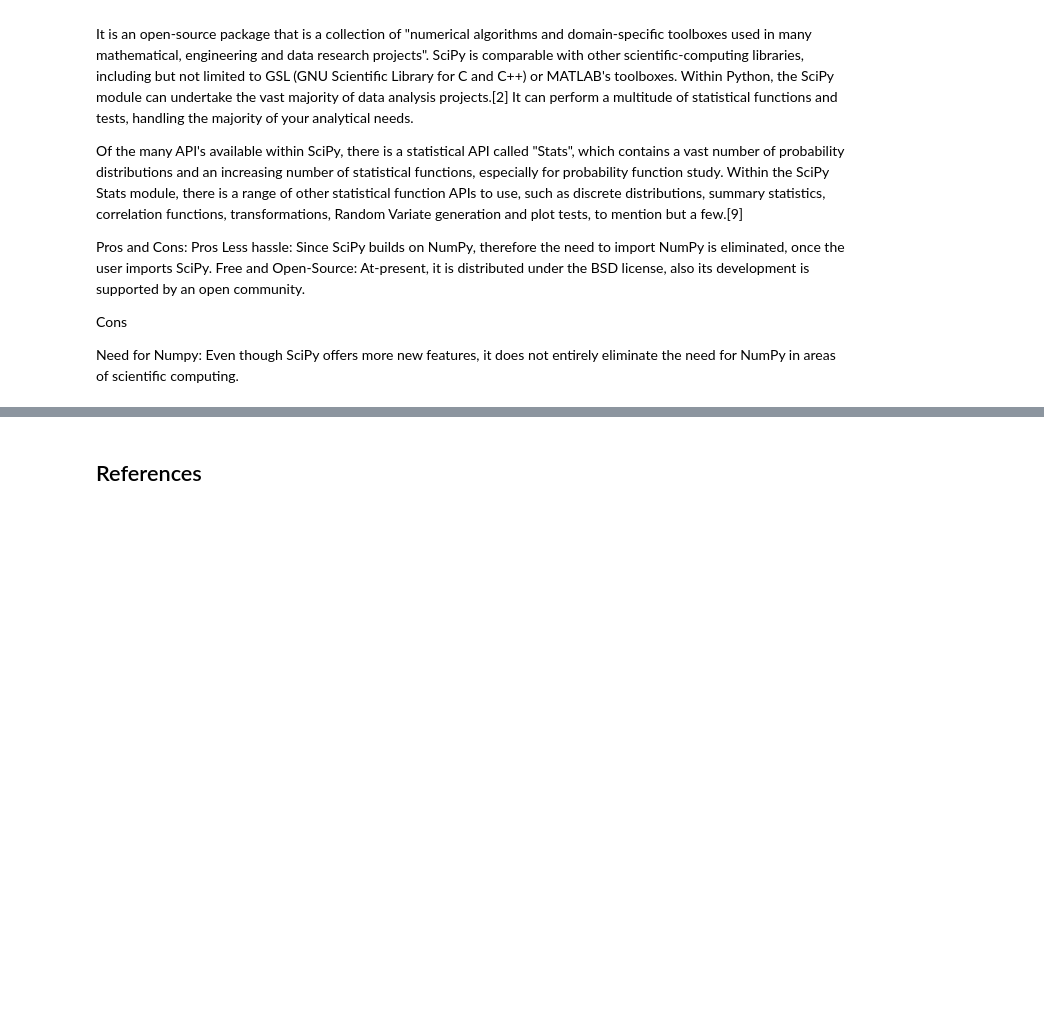
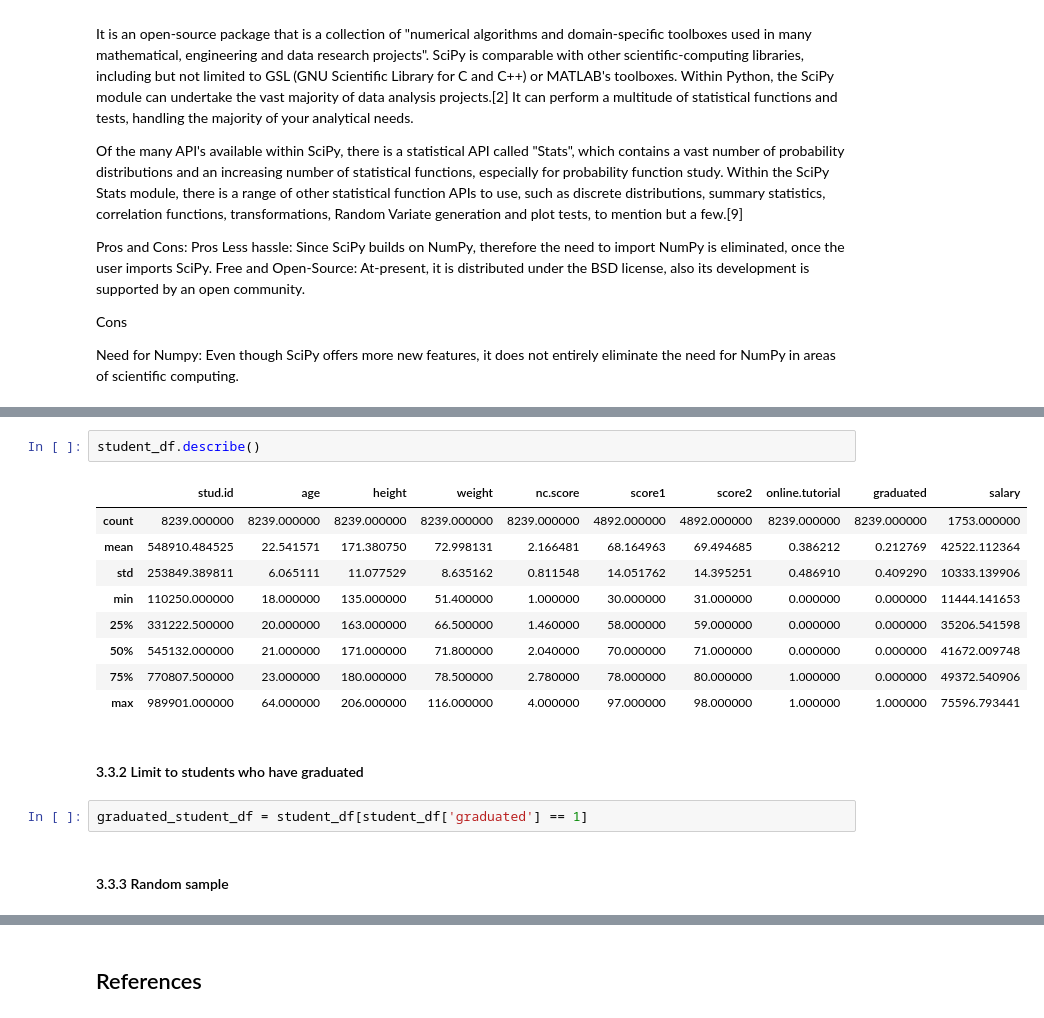
Before and after one commit to Munster2020/HDIP_CSDA_COMP08055, a Jupyter notebook: scipy-stats.ipynb, the cells around one changed output, grey strips where cells are left out. Drawn from its saved outputs; the diff is of its cells as text; blank space fills up the shorter version.

```diff
--- a/scipy-stats.ipynb
+++ b/scipy-stats.ipynb
@@ -81,0 +124,18 @@ groups
+# %%
+student_df.describe()
+# %% [output]
+|  | stud.id | age | height | weight | nc.score | score1 | score2 | online.tutorial | graduated | salary |
+| count | 8239.000000 | 8239.000000 | 8239.000000 | 8239.000000 | 8239.000000 | 4892.000000 | 4892.000000 | 8239.000000 | 8239.000000 | 1753.000000 |
+| mean | 548910.484525 | 22.541571 | 171.380750 | 72.998131 | 2.166481 | 68.164963 | 69.494685 | 0.386212 | 0.212769 | 42522.112364 |
+| std | 253849.389811 | 6.065111 | 11.077529 | 8.635162 | 0.811548 | 14.051762 | 14.395251 | 0.486910 | 0.409290 | 10333.139906 |
+| min | 110250.000000 | 18.000000 | 135.000000 | 51.400000 | 1.000000 | 30.000000 | 31.000000 | 0.000000 | 0.000000 | 11444.141653 |
+| 25% | 331222.500000 | 20.000000 | 163.000000 | 66.500000 | 1.460000 | 58.000000 | 59.000000 | 0.000000 | 0.000000 | 35206.541598 |
+| 50% | 545132.000000 | 21.000000 | 171.000000 | 71.800000 | 2.040000 | 70.000000 | 71.000000 | 0.000000 | 0.000000 | 41672.009748 |
+| 75% | 770807.500000 | 23.000000 | 180.000000 | 78.500000 | 2.780000 | 78.000000 | 80.000000 | 1.000000 | 0.000000 | 49372.540906 |
+| max | 989901.000000 | 64.000000 | 206.000000 | 116.000000 | 4.000000 | 97.000000 | 98.000000 | 1.000000 | 1.000000 | 75596.793441 |
+# %% [markdown]
+#### 3.3.2 Limit to students who have graduated
+# %%
+graduated_student_df = student_df[student_df['graduated'] == 1]
+# %% [markdown]
+#### 3.3.3 Random sample
```
Also changed, not shown: parts of 42 cells of this notebook.
